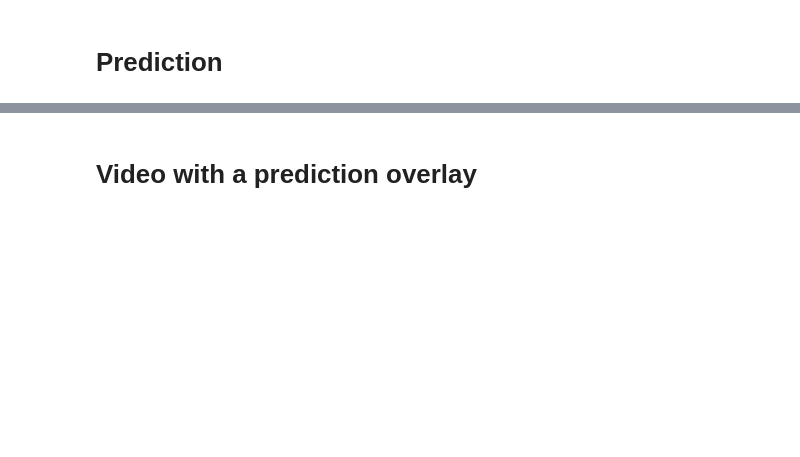
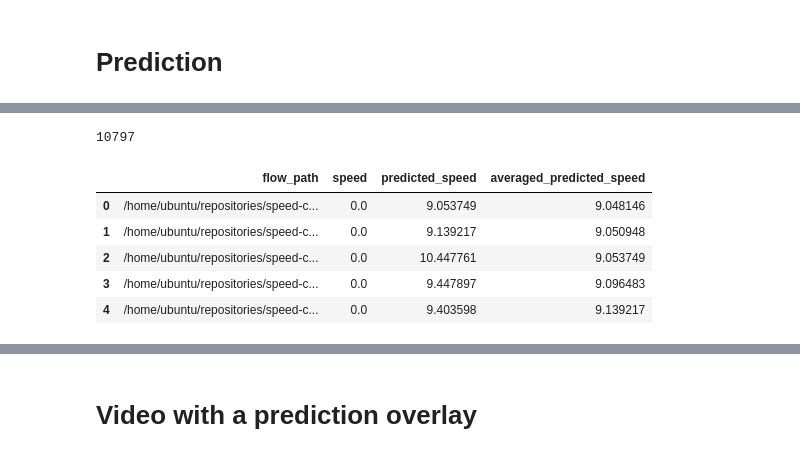
Before and after one commit to ZwX1616/speed-challenge, a Jupyter notebook: Analysis & Prediction.ipynb, the cells around one changed output, grey strips where cells are left out. Saved outputs shown, nothing was run; the diff lists cells and outputs as text; code cells hidden in the pictures; blank space fills up the shorter version.

```diff
--- a/Analysis & Prediction.ipynb
+++ b/Analysis & Prediction.ipynb
@@ -162,6 +216,14 @@ len(test_raw_meta)
 # %%
-len(test_meta)
+print(len(test_meta))
 test_meta.head()
+# %% [output]
+10797
+|  | flow_path | speed | predicted_speed | averaged_predicted_speed |
+| 0 | /home/ubuntu/repositories/speed-c... | 0.0 | 9.053749 | 9.048146 |
+| 1 | /home/ubuntu/repositories/speed-c... | 0.0 | 9.139217 | 9.050948 |
+| 2 | /home/ubuntu/repositories/speed-c... | 0.0 | 10.447761 | 9.053749 |
+| 3 | /home/ubuntu/repositories/speed-c... | 0.0 | 9.447897 | 9.096483 |
+| 4 | /home/ubuntu/repositories/speed-c... | 0.0 | 9.403598 | 9.139217 |
 # %%
 #Add one more row to test_meta by copying the last row
 last_speed = test_meta.iloc[[len(test_meta) - 1]]["averaged_predicted_speed"].values[0]
```
Also changed, not shown: parts of 23 cells of this notebook, 7 other files.
